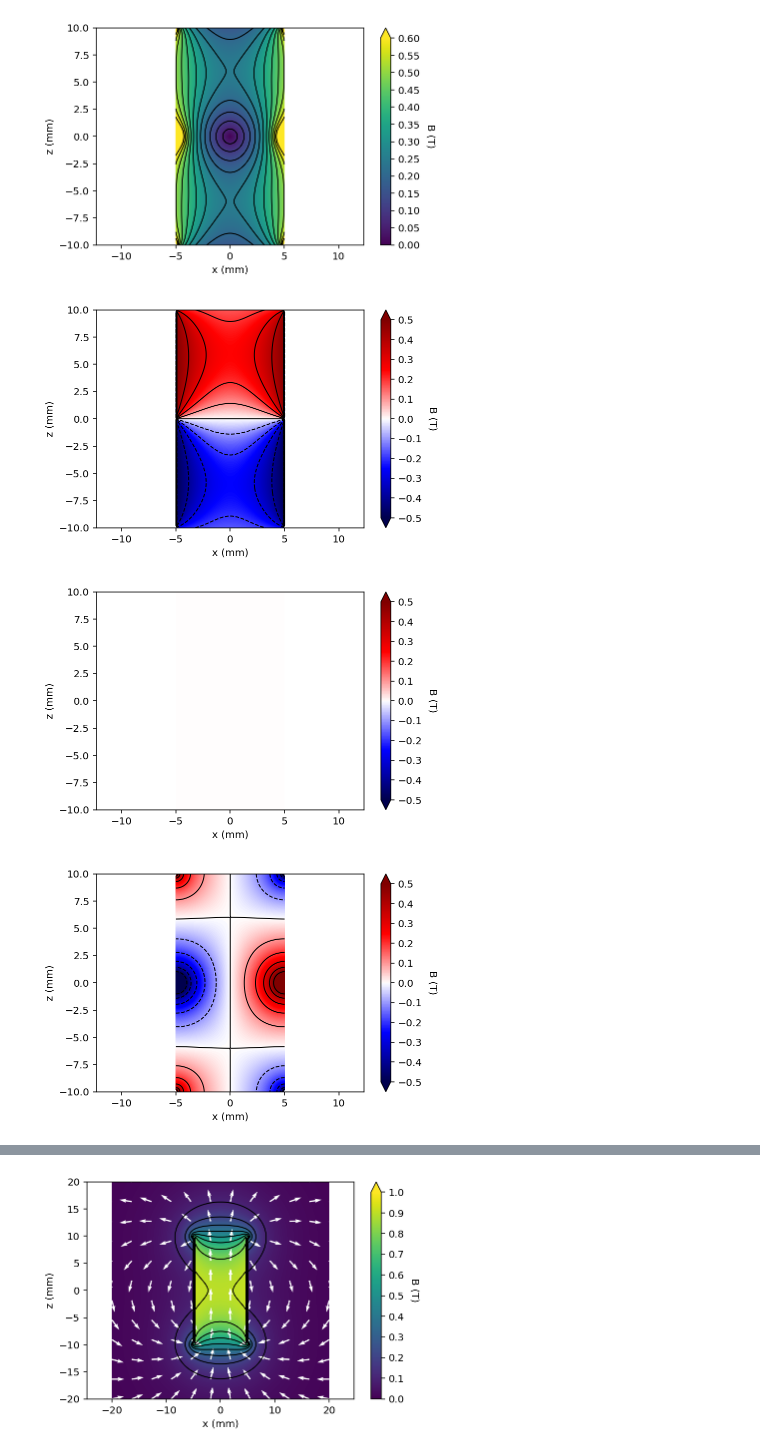
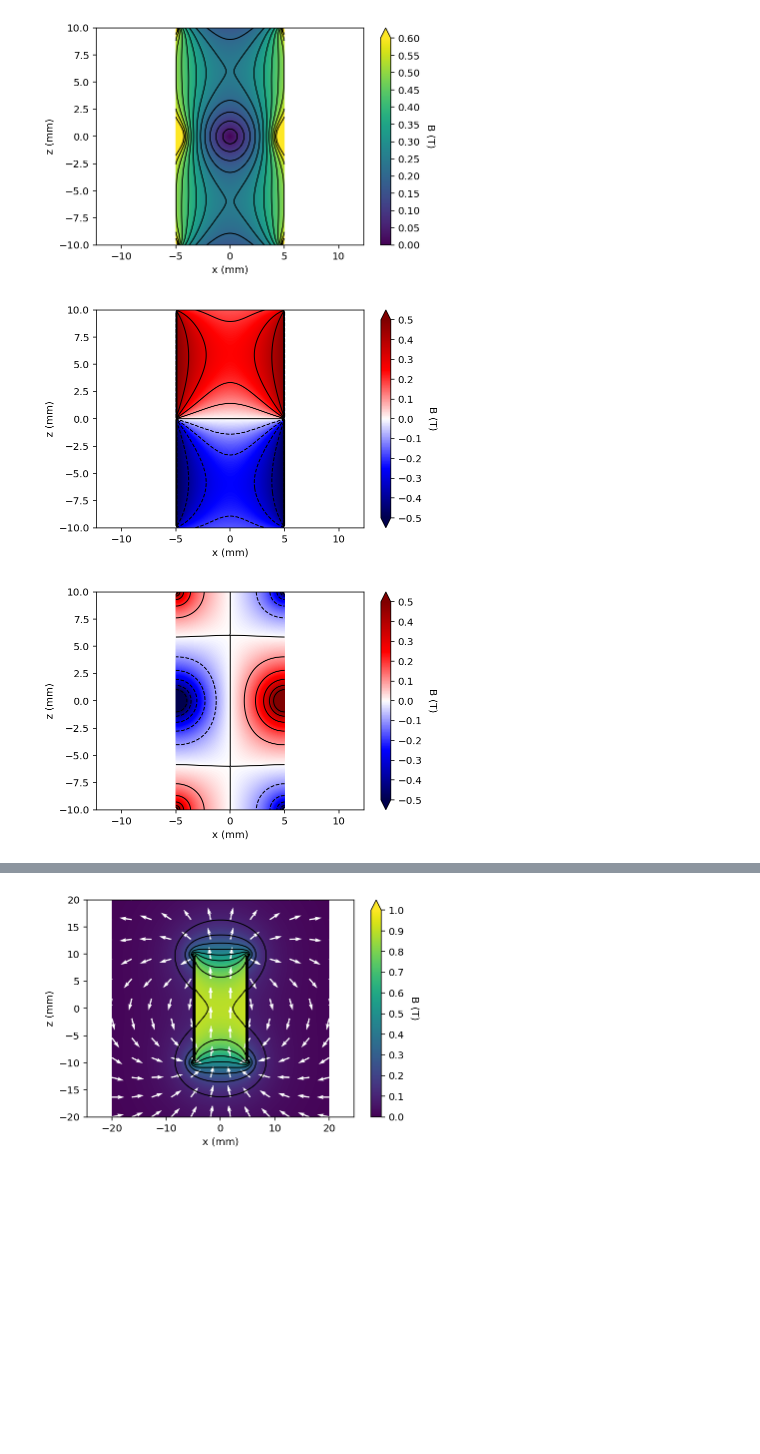
Before and after one commit to pdunne/pymagnet, a Jupyter notebook: examples/Misc Examples.ipynb, the cells around one changed output, grey strips where cells are left out. Drawn from its saved outputs; the diff is of its cells as text; code cells hidden in the pictures; blank space fills up the shorter version.

```diff
--- a/examples/Misc Examples.ipynb
+++ b/examples/Misc Examples.ipynb
@@ -143,7 +137,7 @@ pm.plots.plot_sub_contour_3D(plot_x, plot_y, plot_B, xlab=xlab, ylab=ylab, clab=
 pm.reset_magnets()
 
 
-a = 10e-3
+a = 10
 hGap = a/2
 theta, phi = 0.0, 90.0
 
@@ -159,33 +153,31 @@ _ = pm.magnets.Cube(width = a, Jr = 1.0, center=(a/2 + hGap, 0, a/2), theta = th
 # Add bottom right magnet
 _ = pm.magnets.Cube(width = a, Jr = -1.0, center=(a/2 + hGap, 0, -a/2), theta = theta, phi = phi)
 
+plane = 'xz'
+points = pm.slice3D(plane=plane, max1 = hGap, max2 = a, slice_value = 0.0)
 
-x, z = pm.grid2D(hGap, a)
-y = 0
-
-B = pm.B_calc_3D(x, y, z)
+field = pm.B_calc_3D(points)
 
 cmap = 'viridis'
-_ = pm.plots.plot_3D_contour(x, y, z, B, cmax=.6, num_levels=13, cmap = cmap)
+_ = pm.plots.plot_3D_contour(points, field, plane=plane, cmax=.6, num_levels=13, cmap = cmap)
 # %% [output]
 [figure]
 # %%
-plot_x, plot_y = x*1e3, z*1e3
-xlab = f'x (mm)'
-ylab = 'z (mm)'
+plot_x, plot_y = points.x, points.z
+xlab = f'x (' + points.unit + ')'
+ylab = 'z (' + points.unit + ')'
 
-plot_B = B.x
-clab = r'$B_x$ (T)'
+plot_B = field.x
+clab = r'$B_x$ (' + field.unit + ')'
 _ = pm.plots.plot_sub_contour_3D(plot_x, plot_y, plot_B, xlab=xlab, ylab=ylab)
 
-plot_B = B.y
-clab = r'$B_y$ (T)'
+# plot_B = field.y
+# clab = r'$B_y$ (' + field.unit + ')'
+# _ = pm.plots.plot_sub_contour_3D(plot_x, plot_y, plot_B, xlab=xlab, ylab=ylab)
+
+plot_B = field.z
+clab = r'$B_z$ (' + field.unit + ')'
 _ = pm.plots.plot_sub_contour_3D(plot_x, plot_y, plot_B, xlab=xlab, ylab=ylab)
-
-plot_B = B.z
-clab = r'$B_z$ (T)'
-_ = pm.plots.plot_sub_contour_3D(plot_x, plot_y, plot_B, xlab=xlab, ylab=ylab)
 # %% [output]
 [figure]
-[figure, old version]
+[figure, new version]
-[figure, removed]
```
Also changed, not shown: parts of 18 cells of this notebook, 23 other files.
